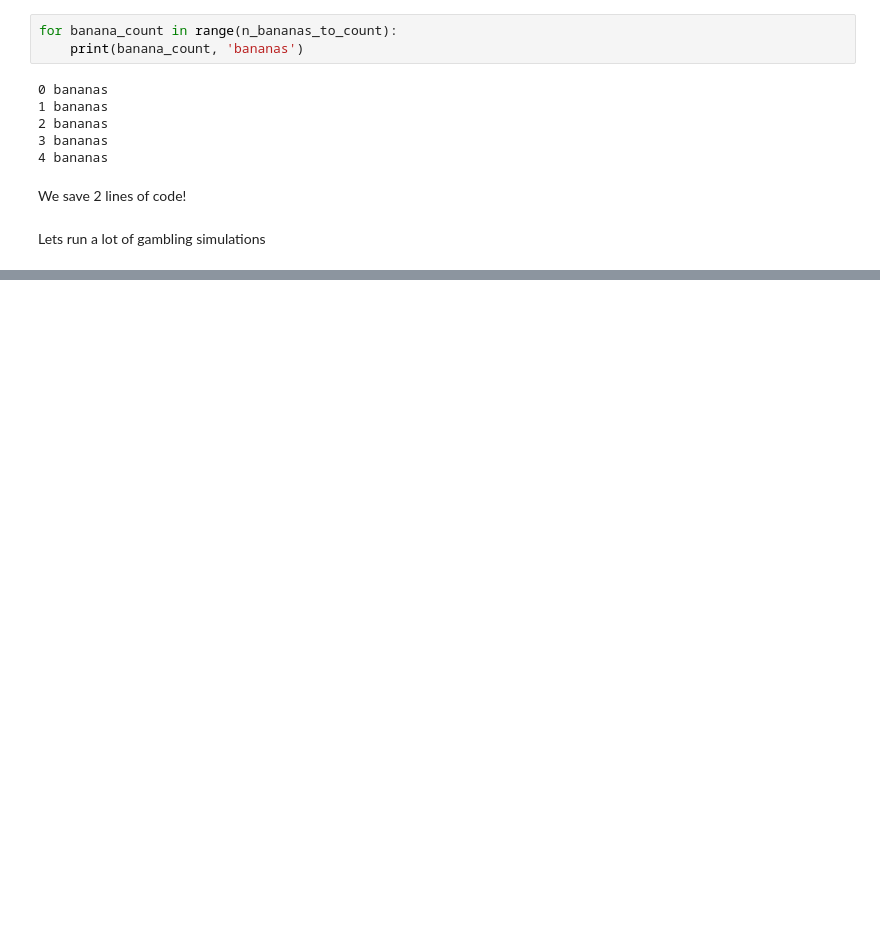
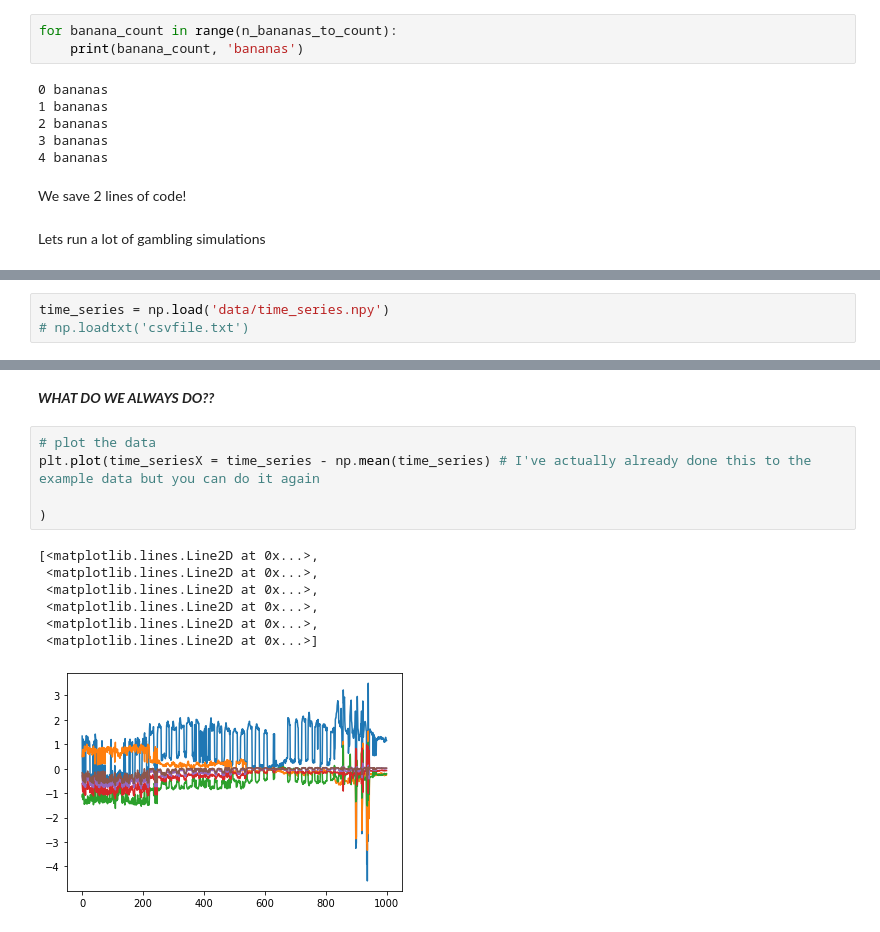
Before and after one commit to ietheredge/ASAB-2019-MLWS, a Jupyter notebook: Python101.ipynb, the cells around one changed output, grey strips where cells are left out. Drawn from its saved outputs; the diff is of its cells as text; blank space fills up the shorter version.

```diff
--- a/Python101.ipynb
+++ b/Python101.ipynb
@@ -719,0 +751,3 @@ plt.show()
+# %%
+time_series = np.load('data/time_series.npy')
+# np.loadtxt('csvfile.txt')
@@ -719,0 +758,15 @@ plt.show()
+# %% [markdown]
+***WHAT DO WE ALWAYS DO??***
+# %%
+# plot the data
+plt.plot(time_seriesX = time_series - np.mean(time_series) # I've actually already done this to the example data but you can do it again
+
+)
+# %% [output]
+[<matplotlib.lines.Line2D at 0x...>,
+ <matplotlib.lines.Line2D at 0x...>,
+ <matplotlib.lines.Line2D at 0x...>,
+ <matplotlib.lines.Line2D at 0x...>,
+ <matplotlib.lines.Line2D at 0x...>,
+ <matplotlib.lines.Line2D at 0x...>]
+[figure, added]
```
Also changed, not shown: parts of 41 cells of this notebook, 1 other file.
